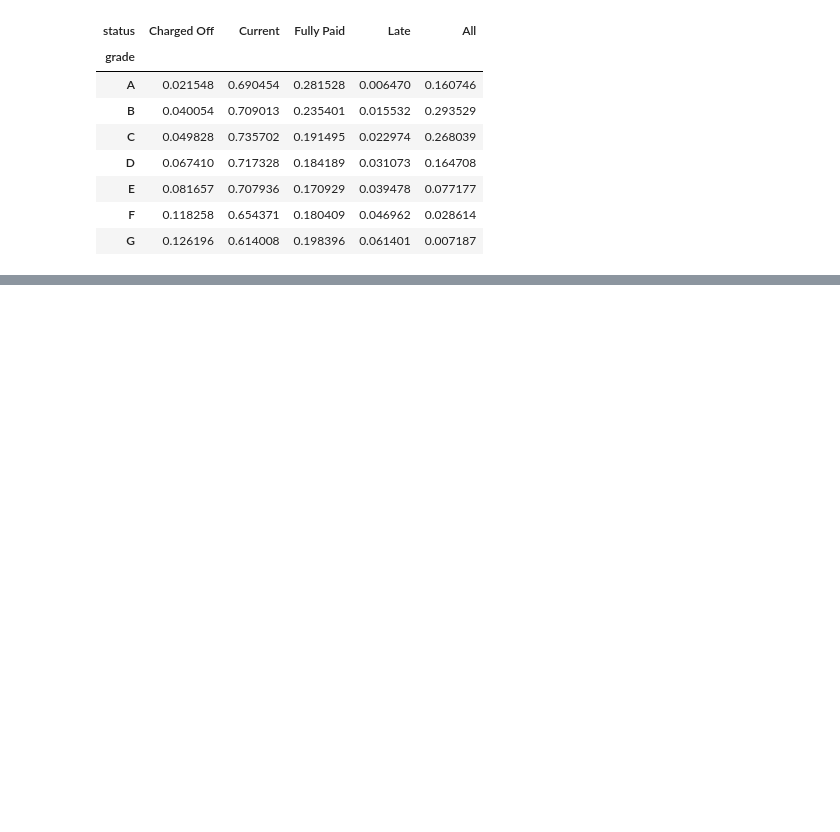
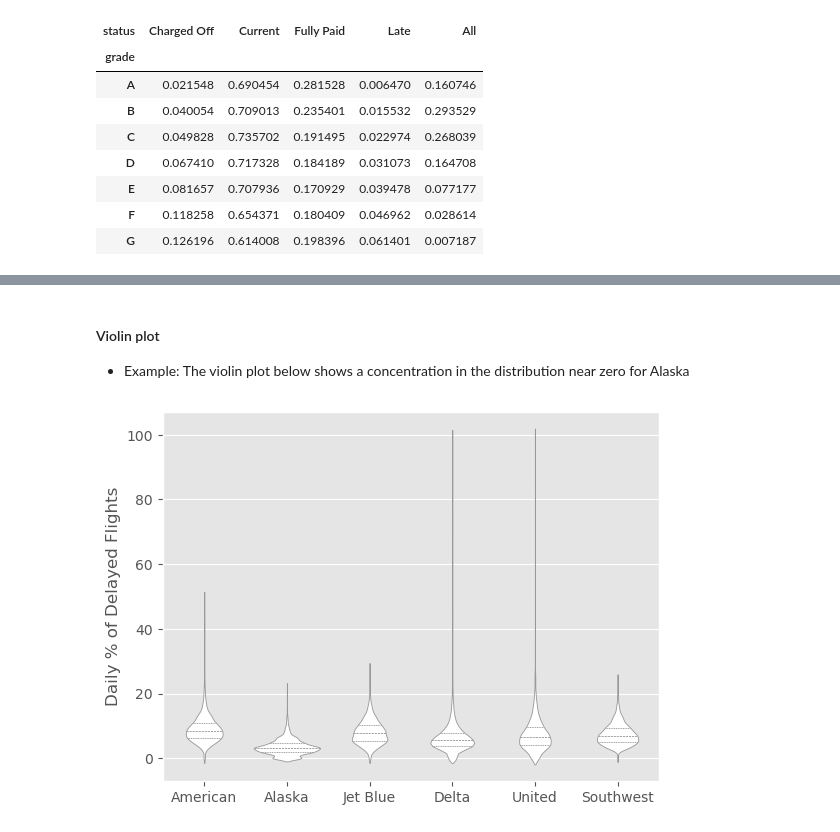
Before and after one commit to CodexploreRepo/machine-learning-101, a Jupyter notebook: notebooks/tutorial/eda.ipynb, the cells around one changed output, grey strips where cells are left out. Saved outputs shown, nothing was run; the diff lists cells and outputs as text; code cells hidden in the pictures; blank space fills up the shorter version.

```diff
--- a/notebooks/tutorial/eda.ipynb
+++ b/notebooks/tutorial/eda.ipynb
@@ -335,0 +359,11 @@ perc_crosstab
+# %% [markdown]
+#### Violin plot
+- Example: The violin plot below shows a concentration in the distribution near zero for Alaska
+# %%
+ax = sns.violinplot(data=airline_stats, x='airline', y='pct_carrier_delay',
+                    inner='quartile', color='white')
+ax.set_xlabel('')
+ax.set_ylabel('Daily % of Delayed Flights')
+plt.show()
+# %% [output]
+[figure, added]
```
Also changed, not shown: parts of 8 cells of this notebook.
